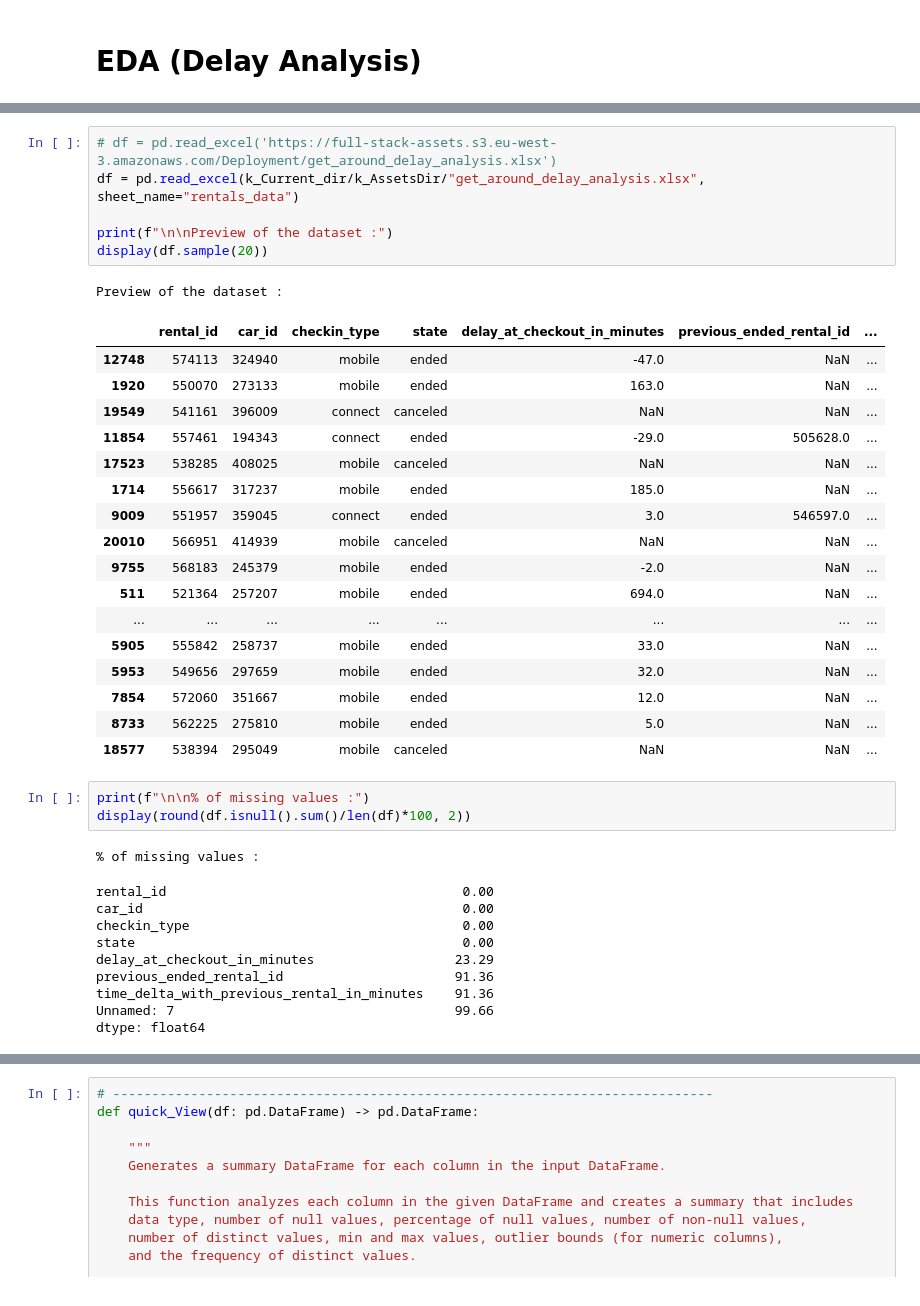
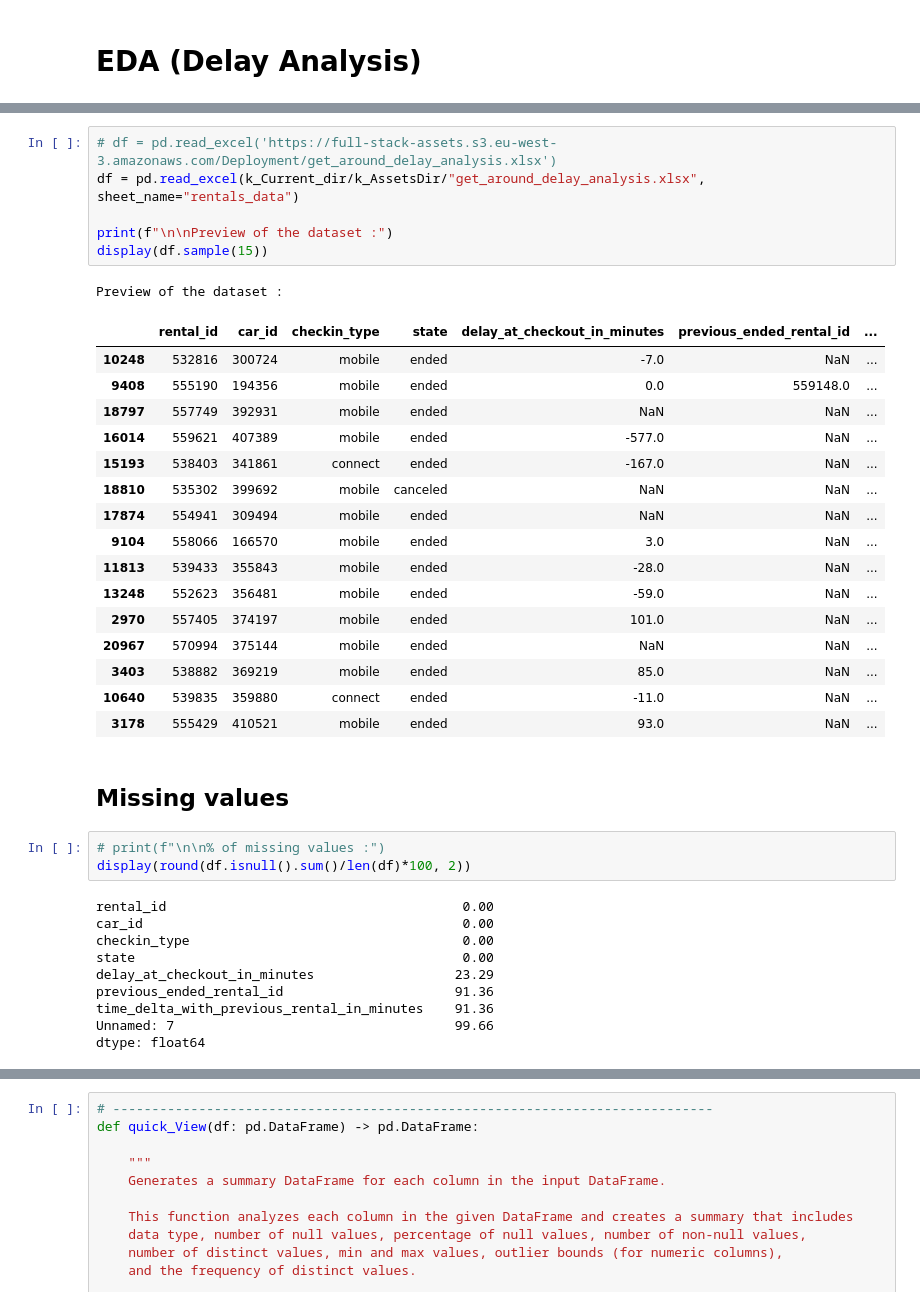
Before and after one commit to 40tude/02_Data-Science_Fullstack_march_2024, a Jupyter notebook: 08_deployment/99_Project_getaround/02_getarround.ipynb, the cells around one changed output, grey strips where cells are left out. Cells and saved outputs as stored; diff of their text form.

```diff
--- a/08_deployment/99_Project_getaround/02_getarround.ipynb
+++ b/08_deployment/99_Project_getaround/02_getarround.ipynb
@@ -100,41 +103,41 @@ def remove_Outliers(df, column, method="sigma"):
 # %%
 # df = pd.read_excel('https://full-stack-assets.s3.eu-west-3.amazonaws.com/Deployment/get_around_delay_analysis.xlsx')
 df = pd.read_excel(k_Current_dir/k_AssetsDir/"get_around_delay_analysis.xlsx", sheet_name="rentals_data")
 
 print(f"\n\nPreview of the dataset :")
-display(df.sample(20))
+display(df.sample(15))
 # %% [output]
 Preview of the dataset :
 |  | rental_id | car_id | checkin_type | state | delay_at_checkout_in_minutes | previous_ended_rental_id | ... |
-| 12748 | 574113 | 324940 | mobile | ended | -47.0 | NaN | ... |
-| 1920 | 550070 | 273133 | mobile | ended | 163.0 | NaN | ... |
-| 19549 | 541161 | 396009 | connect | canceled | NaN | NaN | ... |
-| 11854 | 557461 | 194343 | connect | ended | -29.0 | 505628.0 | ... |
-| 17523 | 538285 | 408025 | mobile | canceled | NaN | NaN | ... |
-| 1714 | 556617 | 317237 | mobile | ended | 185.0 | NaN | ... |
-| 9009 | 551957 | 359045 | connect | ended | 3.0 | 546597.0 | ... |
-| 20010 | 566951 | 414939 | mobile | canceled | NaN | NaN | ... |
-| 9755 | 568183 | 245379 | mobile | ended | -2.0 | NaN | ... |
-| 511 | 521364 | 257207 | mobile | ended | 694.0 | NaN | ... |
-| ... | ... | ... | ... | ... | ... | ... | ... |
-| 5905 | 555842 | 258737 | mobile | ended | 33.0 | NaN | ... |
-| 5953 | 549656 | 297659 | mobile | ended | 32.0 | NaN | ... |
-| 7854 | 572060 | 351667 | mobile | ended | 12.0 | NaN | ... |
-| 8733 | 562225 | 275810 | mobile | ended | 5.0 | NaN | ... |
-| 18577 | 538394 | 295049 | mobile | canceled | NaN | NaN | ... |
+| 10248 | 532816 | 300724 | mobile | ended | -7.0 | NaN | ... |
+| 9408 | 555190 | 194356 | mobile | ended | 0.0 | 559148.0 | ... |
+| 18797 | 557749 | 392931 | mobile | ended | NaN | NaN | ... |
+| 16014 | 559621 | 407389 | mobile | ended | -577.0 | NaN | ... |
+| 15193 | 538403 | 341861 | connect | ended | -167.0 | NaN | ... |
+| 18810 | 535302 | 399692 | mobile | canceled | NaN | NaN | ... |
+| 17874 | 554941 | 309494 | mobile | ended | NaN | NaN | ... |
+| 9104 | 558066 | 166570 | mobile | ended | 3.0 | NaN | ... |
+| 11813 | 539433 | 355843 | mobile | ended | -28.0 | NaN | ... |
+| 13248 | 552623 | 356481 | mobile | ended | -59.0 | NaN | ... |
+| 2970 | 557405 | 374197 | mobile | ended | 101.0 | NaN | ... |
+| 20967 | 570994 | 375144 | mobile | ended | NaN | NaN | ... |
+| 3403 | 538882 | 369219 | mobile | ended | 85.0 | NaN | ... |
+| 10640 | 539835 | 359880 | connect | ended | -11.0 | NaN | ... |
+| 3178 | 555429 | 410521 | mobile | ended | 93.0 | NaN | ... |
+# %% [markdown]
+## Missing values
 # %%
-print(f"\n\n% of missing values :")
+# print(f"\n\n% of missing values :")
 display(round(df.isnull().sum()/len(df)*100, 2))
 # %% [output]
-% of missing values :
+rental_id                                      0.00
+car_id                                         0.00
+checkin_type                                   0.00
+state                                          0.00
+delay_at_checkout_in_minutes                  23.29
+previous_ended_rental_id                      91.36
+time_delta_with_previous_rental_in_minutes    91.36
+Unnamed: 7                                    99.66
+dtype: float64
-rental_id                                      0.00
-car_id                                         0.00
-checkin_type                                   0.00
-state                                          0.00
-delay_at_checkout_in_minutes                  23.29
-previous_ended_rental_id                      91.36
-time_delta_with_previous_rental_in_minutes    91.36
-Unnamed: 7                                    99.66
-dtype: float64
 # %% [markdown]
 ### <span style="color:orange"><b>Comments :</b></span>
```
Also changed, not shown: parts of 79 cells of this notebook, 6 other files.
